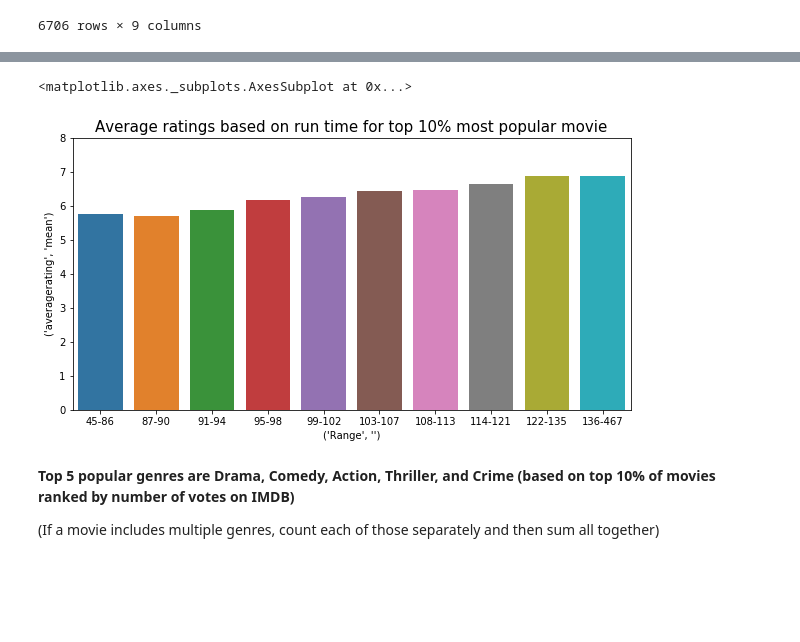
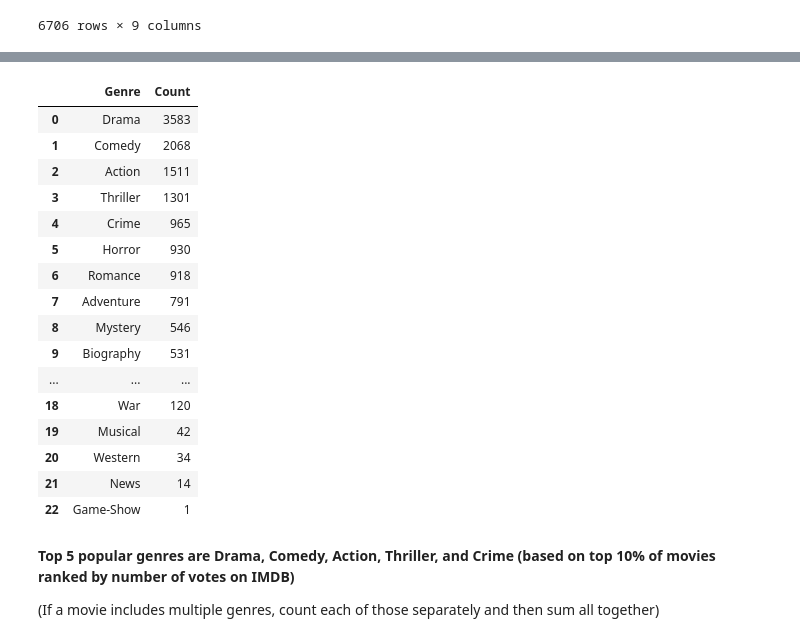
Before and after one commit to binhtd93/git_trial, a Jupyter notebook: Mark_Movie_Analysis.ipynb, the cells around one changed output, grey strips where cells are left out. Cells and saved outputs as stored; diff of their text form; code cells hidden in the pictures; blank space fills up the shorter version.

```diff
--- a/Mark_Movie_Analysis.ipynb
+++ b/Mark_Movie_Analysis.ipynb
@@ -252,23 +216,31 @@ x = run_time_ratings_numvotes.iloc[:,3]
-# %%
-fig, ax = plt.subplots(figsize=(10,5))
-ax.set_ylim([0,8])
-width = 0.5
-ax.bar(x, y, width)
-ax.set_title("Average ratings based on run time for top 10% most popular movie", fontsize = 15)
-ax.set_ylabel('average ratings')
-ax.set_xlabel('range')
-sns.barplot(x,y)
-# %% [output]
-<matplotlib.axes._subplots.AxesSubplot at 0x...>
-[figure, removed]
 # %%
 from collections import Counter
 counts = Counter(top_movies.genres.str.cat(sep=',').split(','))
 # %%
+#Count each time a genre apprearing in the dataframe then sum and rank them together from top to bottom
 final_df = pd.DataFrame.from_dict(counts, orient='index').sort_values(by = 0, ascending = False)
 final_df['Genre'] = final_df.index.values
 final_df['Count'] = final_df[0]
 final_df = final_df.reset_index().drop(columns=['index',0])
+final_df
+# %% [output]
+|  | Genre | Count |
+| 0 | Drama | 3583 |
+| 1 | Comedy | 2068 |
+| 2 | Action | 1511 |
+| 3 | Thriller | 1301 |
+| 4 | Crime | 965 |
+| 5 | Horror | 930 |
+| 6 | Romance | 918 |
+| 7 | Adventure | 791 |
+| 8 | Mystery | 546 |
+| 9 | Biography | 531 |
+| ... | ... | ... |
+| 18 | War | 120 |
+| 19 | Musical | 42 |
+| 20 | Western | 34 |
+| 21 | News | 14 |
+| 22 | Game-Show | 1 |
 # %% [markdown]
 
 __Top 5 popular genres are Drama, Comedy, Action, Thriller, and Crime (based on top 10% of movies ranked by number of votes on IMDB)__
```
Also changed, not shown: parts of 24 cells of this notebook, 1 other file.
